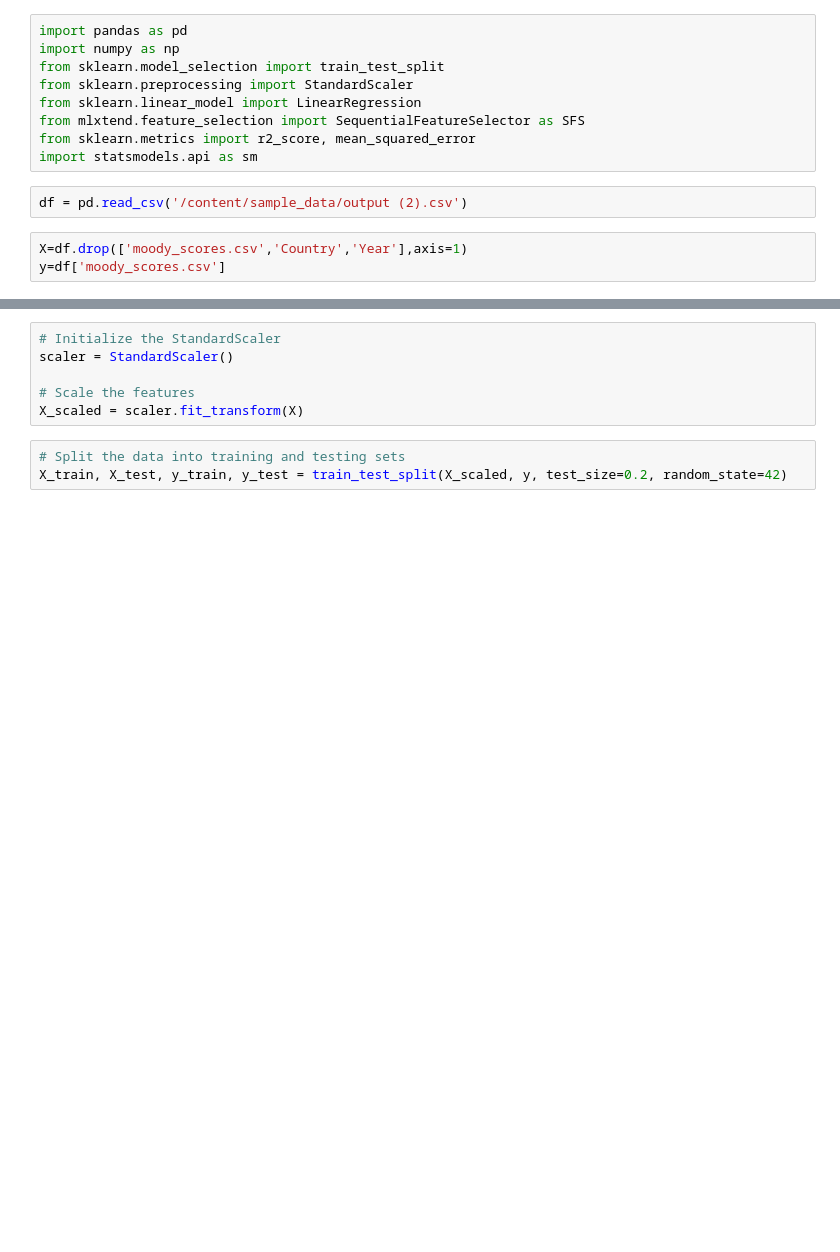
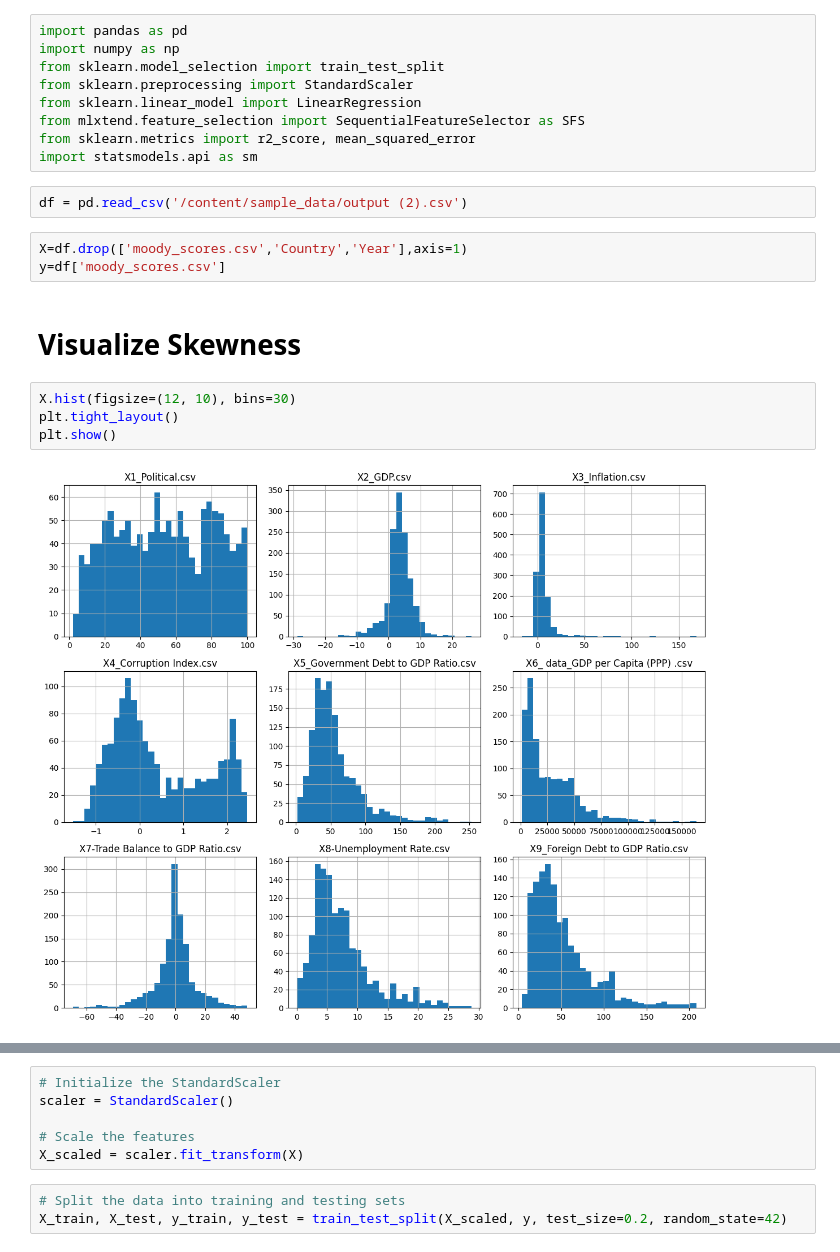
Before and after one commit to hananeY-inventor/test-regression, a Jupyter notebook: regression_.ipynb, the cells around one changed output, grey strips where cells are left out. Drawn from its saved outputs; the diff is of its cells as text; blank space fills up the shorter version.

```diff
--- a/regression_.ipynb
+++ b/regression_.ipynb
@@ -14,3 +14,11 @@ df = pd.read_csv('/content/sample_data/output (2).csv')
 # %%
 X=df.drop(['moody_scores.csv','Country','Year'],axis=1)
 y=df['moody_scores.csv']
+# %% [markdown]
+# **Visualize Skewness**
+# %%
+X.hist(figsize=(12, 10), bins=30)
+plt.tight_layout()
+plt.show()
+# %% [output]
+[figure, added]
```
Also changed, not shown: parts of 17 cells of this notebook.
